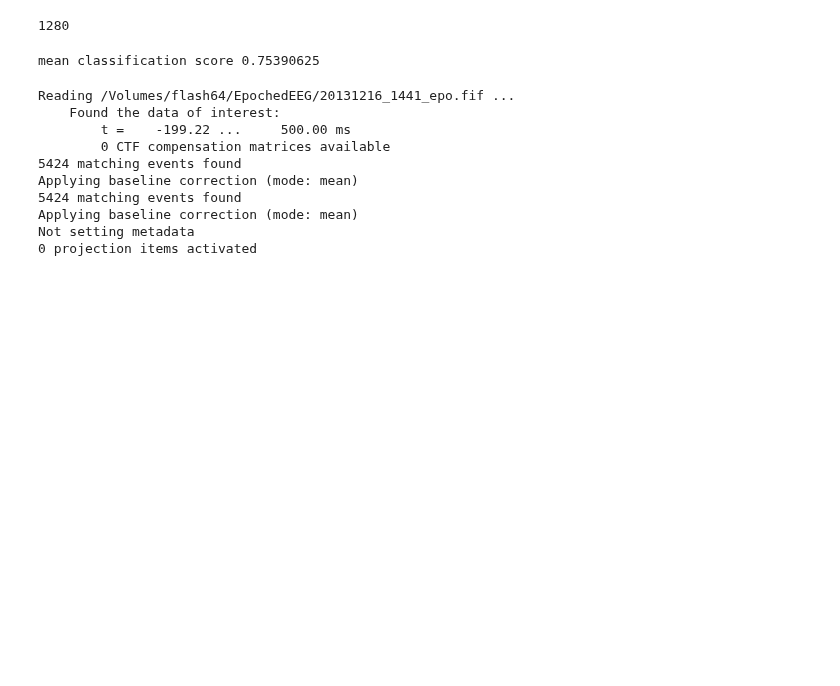
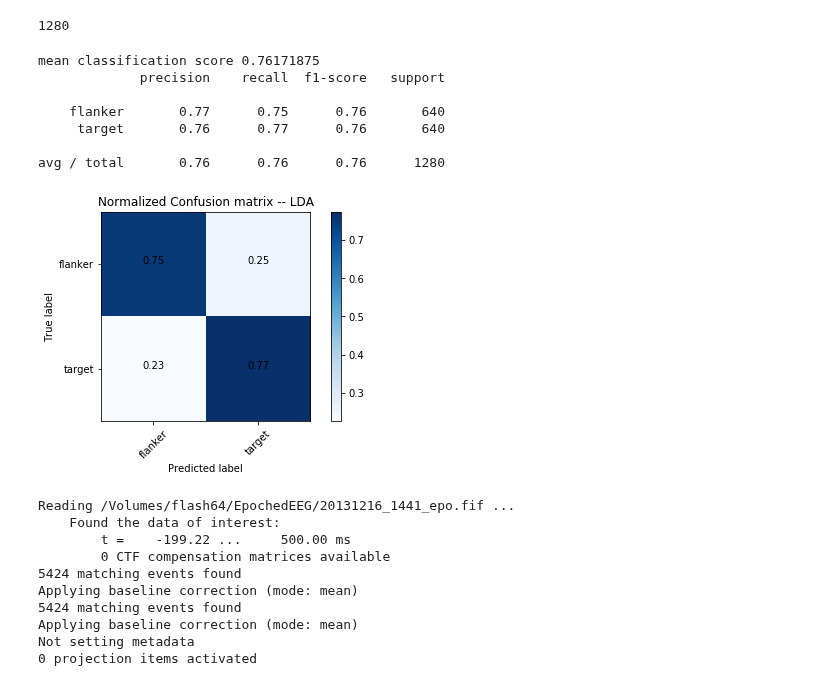
Before and after one commit to edrias/seniorprojecteeg, a Jupyter notebook: Tarekul_Workspace/capstone2/flankertarget.ipynb, the cells around one changed output. Cells and saved outputs as stored; diff of their text form; code cells hidden in the pictures; blank space fills up the shorter version.

Commit message:
confusion matrix for for first classification file

```diff
--- a/Tarekul_Workspace/capstone2/flankertarget.ipynb
+++ b/Tarekul_Workspace/capstone2/flankertarget.ipynb
@@ -136,15 +138,54 @@ clf = make_pipeline(Vectorizer(),
 
 #cross validation
 cv = StratifiedKFold(n_splits = 10, shuffle=True)
-
+preds = np.empty(len(eventsYY))
 scoresss = []
 for train,test in cv.split(dataXX,eventsYY):
     clf.fit(dataXX[train],eventsYY[train])
+    preds[test] = clf.predict(dataXX[test])
     scoresss.append(clf.score(dataXX[test],eventsYY[test]))
 # %%
 print("mean classification score", np.mean(scoresss))
+report = classification_report(eventsYY, preds, target_names=target_names)
+print(report)
 # %% [output]
-mean classification score 0.75390625
+mean classification score 0.76171875
+             precision    recall  f1-score   support
+
+    flanker       0.77      0.75      0.76       640
+     target       0.76      0.77      0.76       640
+
+avg / total       0.76      0.76      0.76      1280
+# %%
+target_names = [ 'flanker', 'target']
+# Normalized confusion matrix
+from sklearn.metrics import confusion_matrix
+from mne.viz import tight_layout
+
+
+
+cm = confusion_matrix(eventsYY,preds)
+cm_normalized = cm.astype(float) / cm.sum(axis=1)[:, np.newaxis]
+
+# Plot confusion matrix
+plt.imshow(cm_normalized, interpolation='nearest', cmap=plt.cm.Blues)
+plt.title('Normalized Confusion matrix -- LDA')
+plt.colorbar()
+tick_marks = np.arange(len(target_names))
+plt.xticks(tick_marks, target_names, rotation=45)
+plt.yticks(tick_marks, target_names)
+
+fmt = '.2f'
+for i, j in itertools.product(range(cm_normalized.shape[0]), range(cm_normalized.shape[1])):
+        plt.text(j, i, format(cm_normalized[i, j],fmt),
+                 horizontalalignment="center",
+                 color="black")
+tight_layout()
+plt.ylabel('True label')
+plt.xlabel('Predicted label')
+plt.show()
+# %% [output]
+[figure, added]
 # %%
 classification_score = []
 for i in range(0,2):
```
Also changed, not shown: parts of 1 cell of this notebook.
